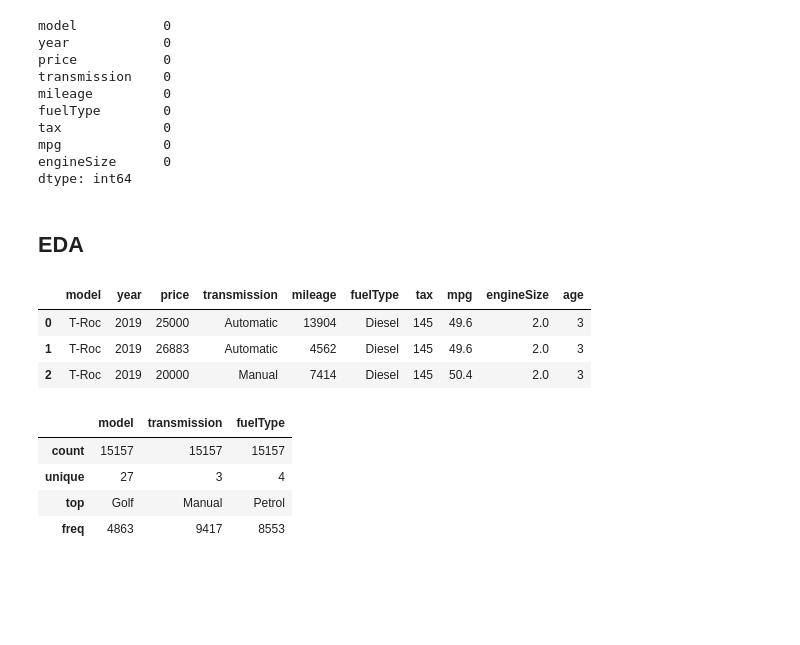
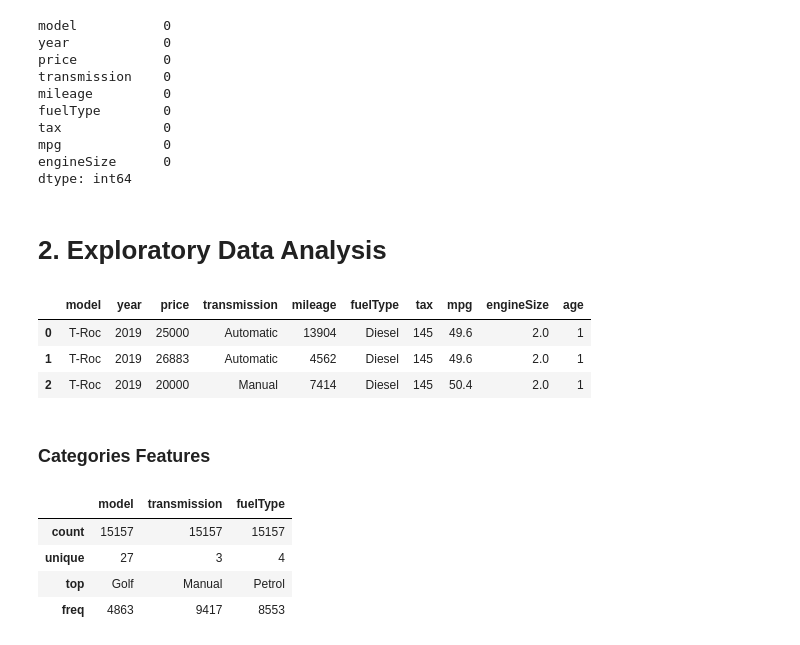
Before and after one commit to kai2128/DM_Assignment, a Jupyter notebook: code.ipynb, the cells around one changed output. Cells and saved outputs as stored; diff of their text form; code cells hidden in the pictures; blank space fills up the shorter version.

```diff
--- a/code.ipynb
+++ b/code.ipynb
@@ -55,16 +75,18 @@ tax             0
 mpg             0
 engineSize      0
 dtype: int64
-# %% [markdown]
-## EDA
+# %% [markdown]
+# 2. Exploratory Data Analysis
 # %%
-data['age']=datetime.now().year-data['year']
+data['age']=2020-data['year']
 data.head(3)
 # %% [output]
 |  | model | year | price | transmission | mileage | fuelType | tax | mpg | engineSize | age |
-| 0 | T-Roc | 2019 | 25000 | Automatic | 13904 | Diesel | 145 | 49.6 | 2.0 | 3 |
-| 1 | T-Roc | 2019 | 26883 | Automatic | 4562 | Diesel | 145 | 49.6 | 2.0 | 3 |
-| 2 | T-Roc | 2019 | 20000 | Manual | 7414 | Diesel | 145 | 50.4 | 2.0 | 3 |
+| 0 | T-Roc | 2019 | 25000 | Automatic | 13904 | Diesel | 145 | 49.6 | 2.0 | 1 |
+| 1 | T-Roc | 2019 | 26883 | Automatic | 4562 | Diesel | 145 | 49.6 | 2.0 | 1 |
+| 2 | T-Roc | 2019 | 20000 | Manual | 7414 | Diesel | 145 | 50.4 | 2.0 | 1 |
+# %% [markdown]
+### Categories Features
 # %%
 data.select_dtypes(include=['object']).describe()
 # %% [output]
```
Also changed, not shown: parts of 35 cells of this notebook, 1 other file.
